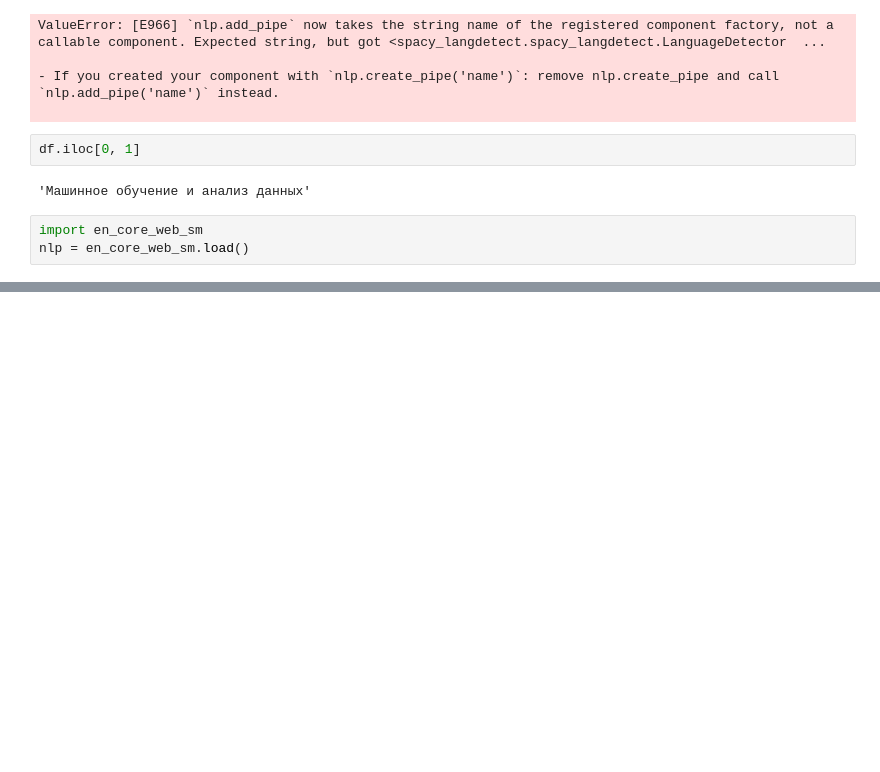
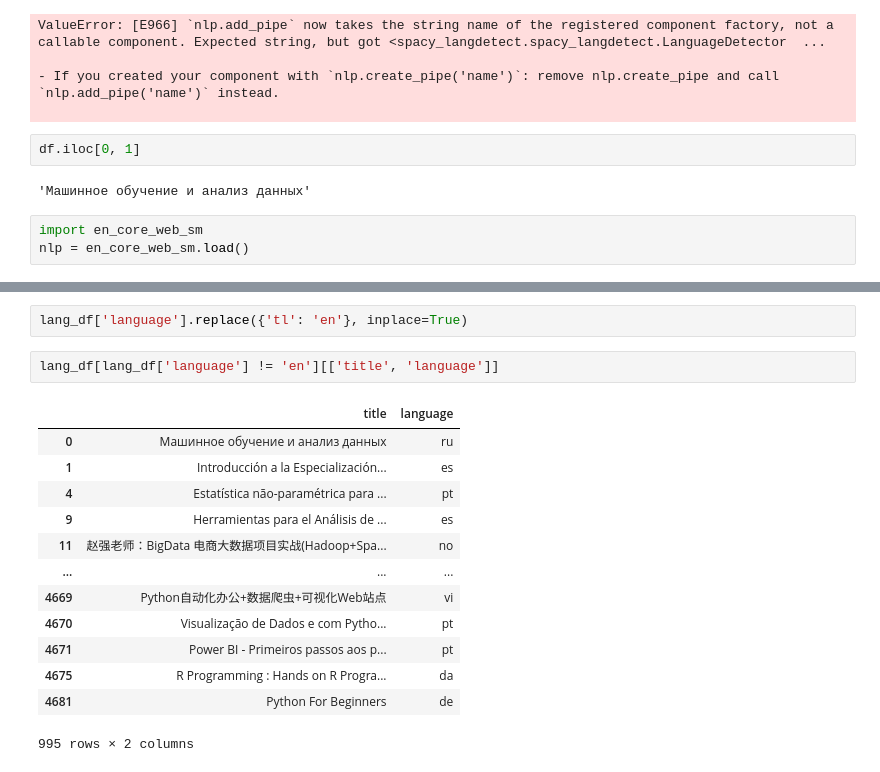
Before and after one commit to mcmanus-git/Online-Data-Science-Courses, a Jupyter notebook: EDA/Initial EDA.ipynb, the cells around one changed output, grey strips where cells are left out. Cells and saved outputs as stored; diff of their text form; blank space fills up the shorter version.

```diff
--- a/EDA/Initial EDA.ipynb
+++ b/EDA/Initial EDA.ipynb
@@ -292,0 +395,18 @@ nlp = en_core_web_sm.load()
+# %%
+lang_df['language'].replace({'tl': 'en'}, inplace=True)
+# %%
+lang_df[lang_df['language'] != 'en'][['title', 'language']]
+# %% [output]
+|  | title | language |
+| 0 | Машинное обучение и анализ данных | ru |
+| 1 | Introducción a la Especialización... | es |
+| 4 | Estatística não-paramétrica para ... | pt |
+| 9 | Herramientas para el Análisis de ... | es |
+| 11 | 赵强老师：BigData 电商大数据项目实战(Hadoop+Spa... | no |
+| ... | ... | ... |
+| 4669 | Python自动化办公+数据爬虫+可视化Web站点 | vi |
+| 4670 | Visualização de Dados e com Pytho... | pt |
+| 4671 | Power BI - Primeiros passos aos p... | pt |
+| 4675 | R Programming : Hands on R Progra... | da |
+| 4681 | Python For Beginners | de |
+995 rows × 2 columns
```
Also changed, not shown: parts of 13 cells of this notebook.
